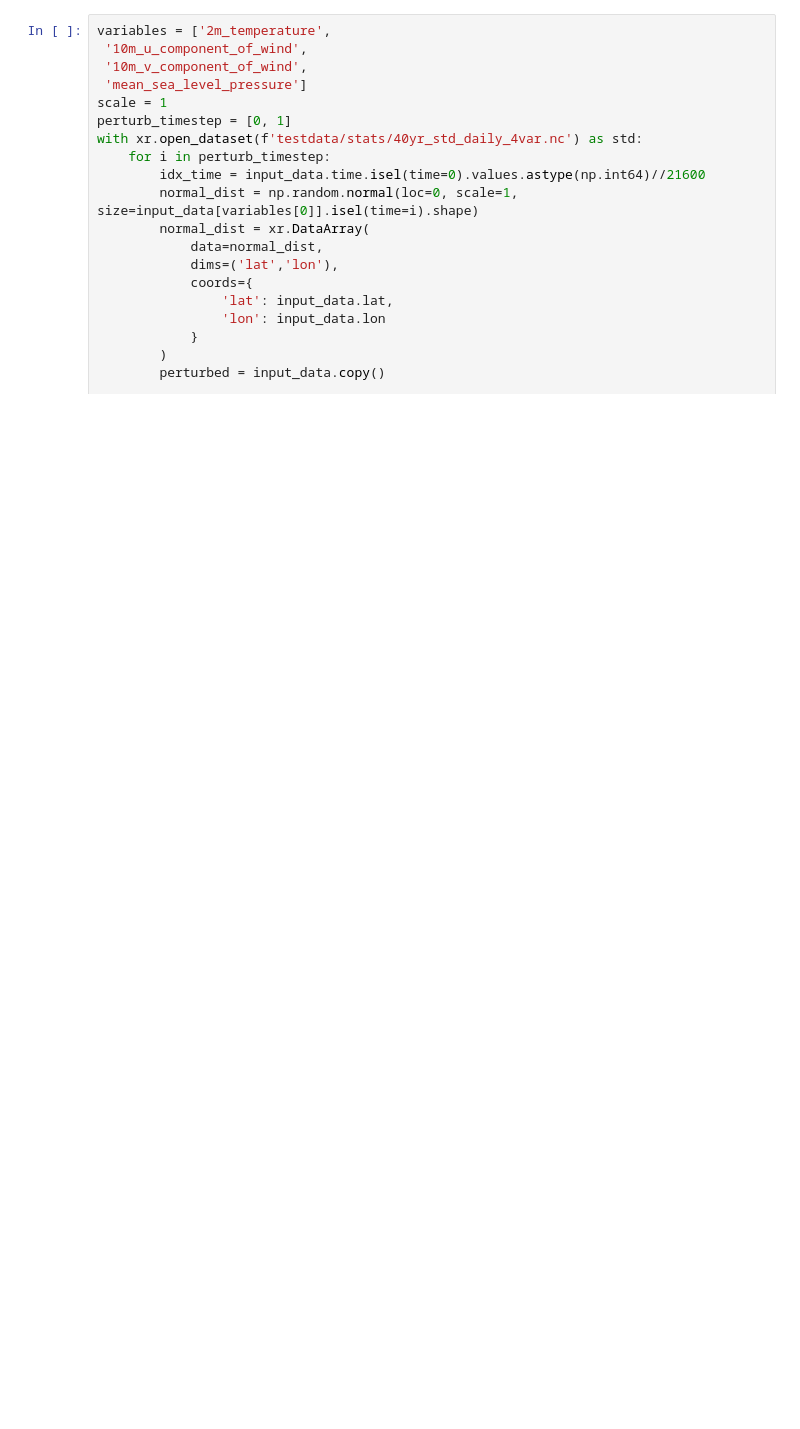
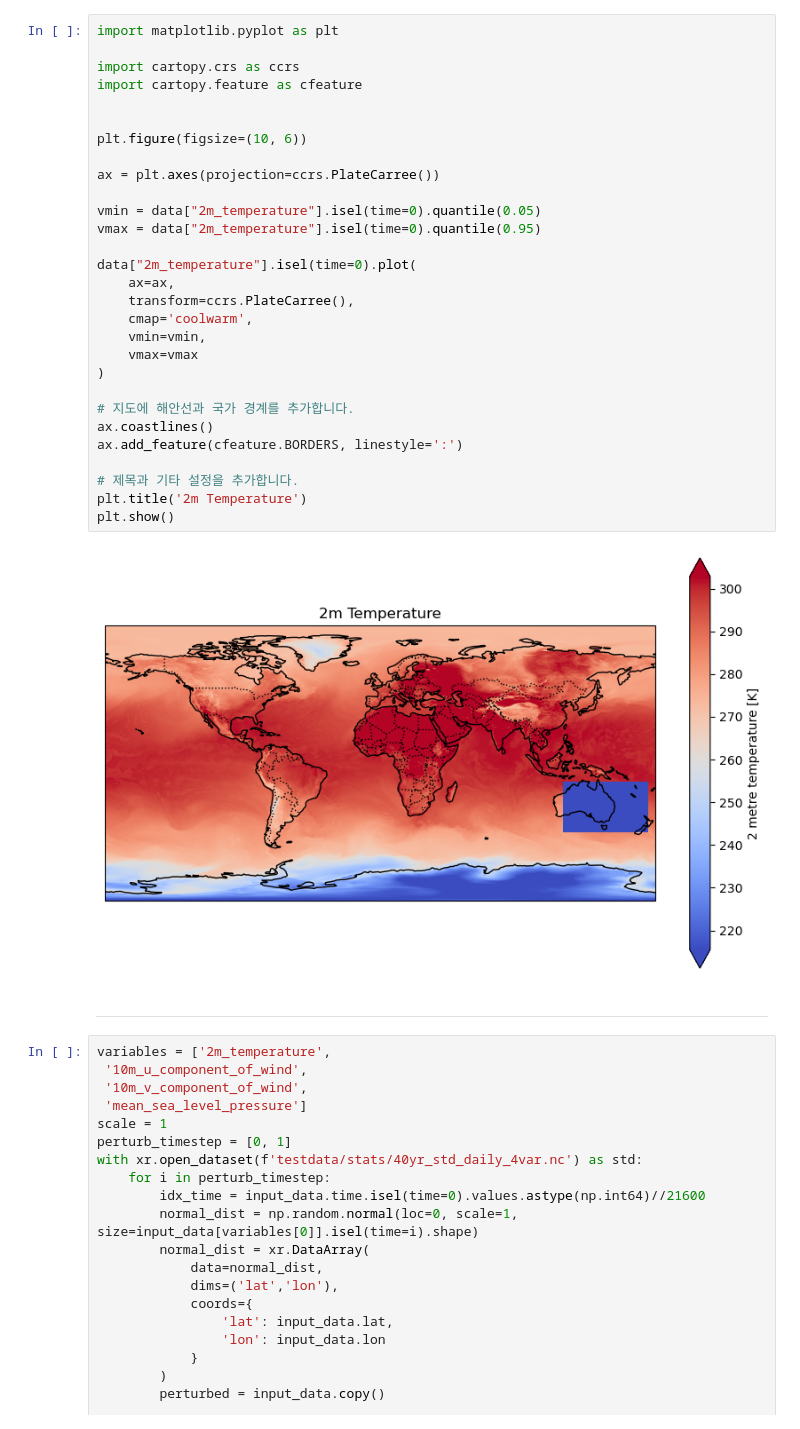
Before and after one commit to HisKim1/his_graphcast, a Jupyter notebook: data_purturbation.ipynb, the cells around one changed output. Drawn from its saved outputs; the diff is of its cells as text; blank space fills up the shorter version.

```diff
--- a/data_purturbation.ipynb
+++ b/data_purturbation.ipynb
@@ -22,3 +56,36 @@ for scale in perturbations:
+# %%
+import matplotlib.pyplot as plt
+
+import cartopy.crs as ccrs
+import cartopy.feature as cfeature
+
+
+plt.figure(figsize=(10, 6))
+
+ax = plt.axes(projection=ccrs.PlateCarree())
+
+vmin = data["2m_temperature"].isel(time=0).quantile(0.05)
+vmax = data["2m_temperature"].isel(time=0).quantile(0.95)
+
+data["2m_temperature"].isel(time=0).plot(
+    ax=ax,
+    transform=ccrs.PlateCarree(),
+    cmap='coolwarm',
+    vmin=vmin,
+    vmax=vmax
+)
+
+# 지도에 해안선과 국가 경계를 추가합니다.
+ax.coastlines()
+ax.add_feature(cfeature.BORDERS, linestyle=':')
+
+# 제목과 기타 설정을 추가합니다.
+plt.title('2m Temperature')
+plt.show()
+# %% [output]
+[figure, added]
+# %% [markdown]
+---
 # %%
 variables = ['2m_temperature',
  '10m_u_component_of_wind',
```
Also changed, not shown: parts of 5 cells of this notebook, 8 other files.
